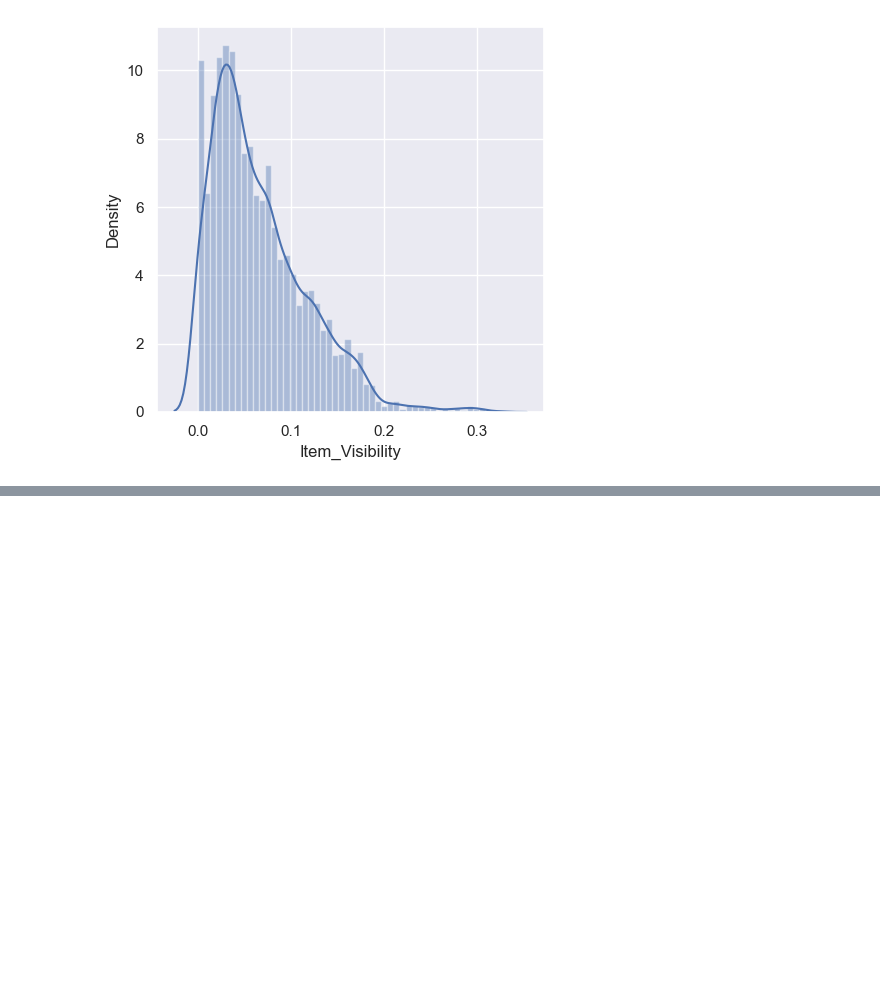
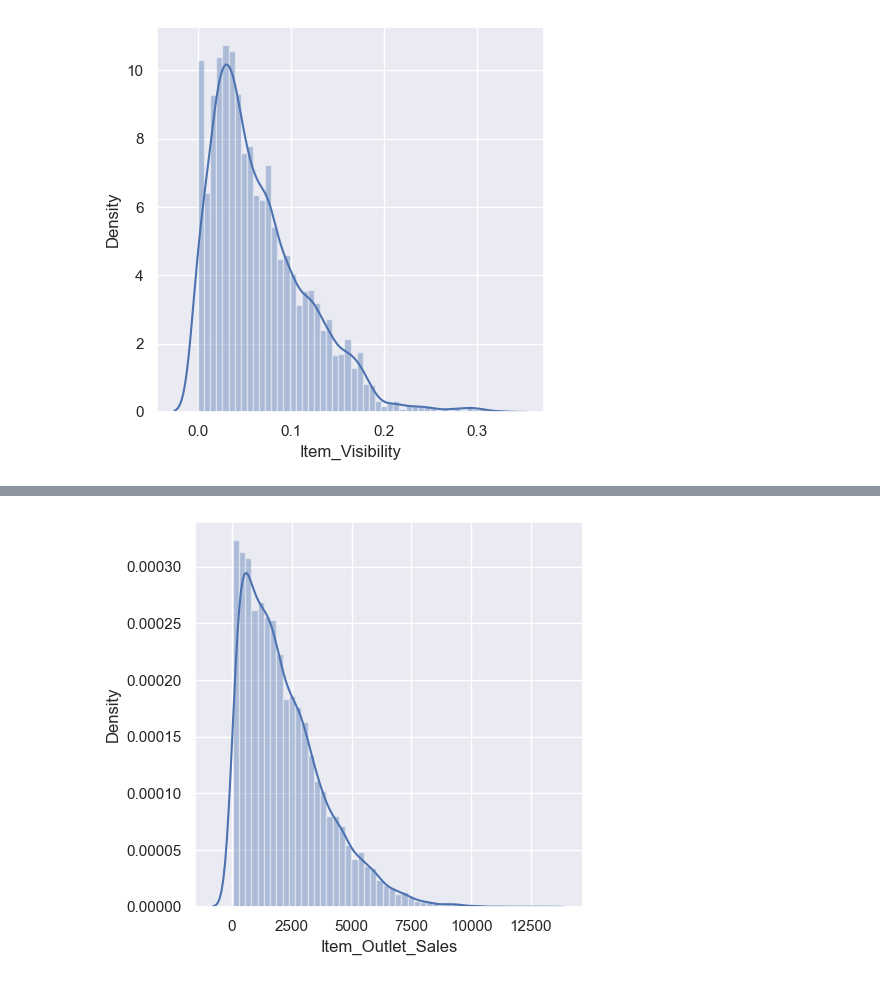
Before and after one commit to cwg7/sales-forecasting, a Jupyter notebook: sales_forecasting.ipynb, the cells around one changed output, grey strips where cells are left out. Saved outputs shown, nothing was run; the diff lists cells and outputs as text; code cells hidden in the pictures; blank space fills up the shorter version.

```diff
--- a/sales_forecasting.ipynb
+++ b/sales_forecasting.ipynb
@@ -183,0 +192,8 @@ plt.show()
+# %%
+# Item_Outlet_Sales visualized
+
+plt.figure(figsize=(5,5))
+sns.distplot(data['Item_Outlet_Sales'])
+plt.show()
+# %% [output]
+[figure, added]
```
Also changed, not shown: parts of 2 cells of this notebook.
